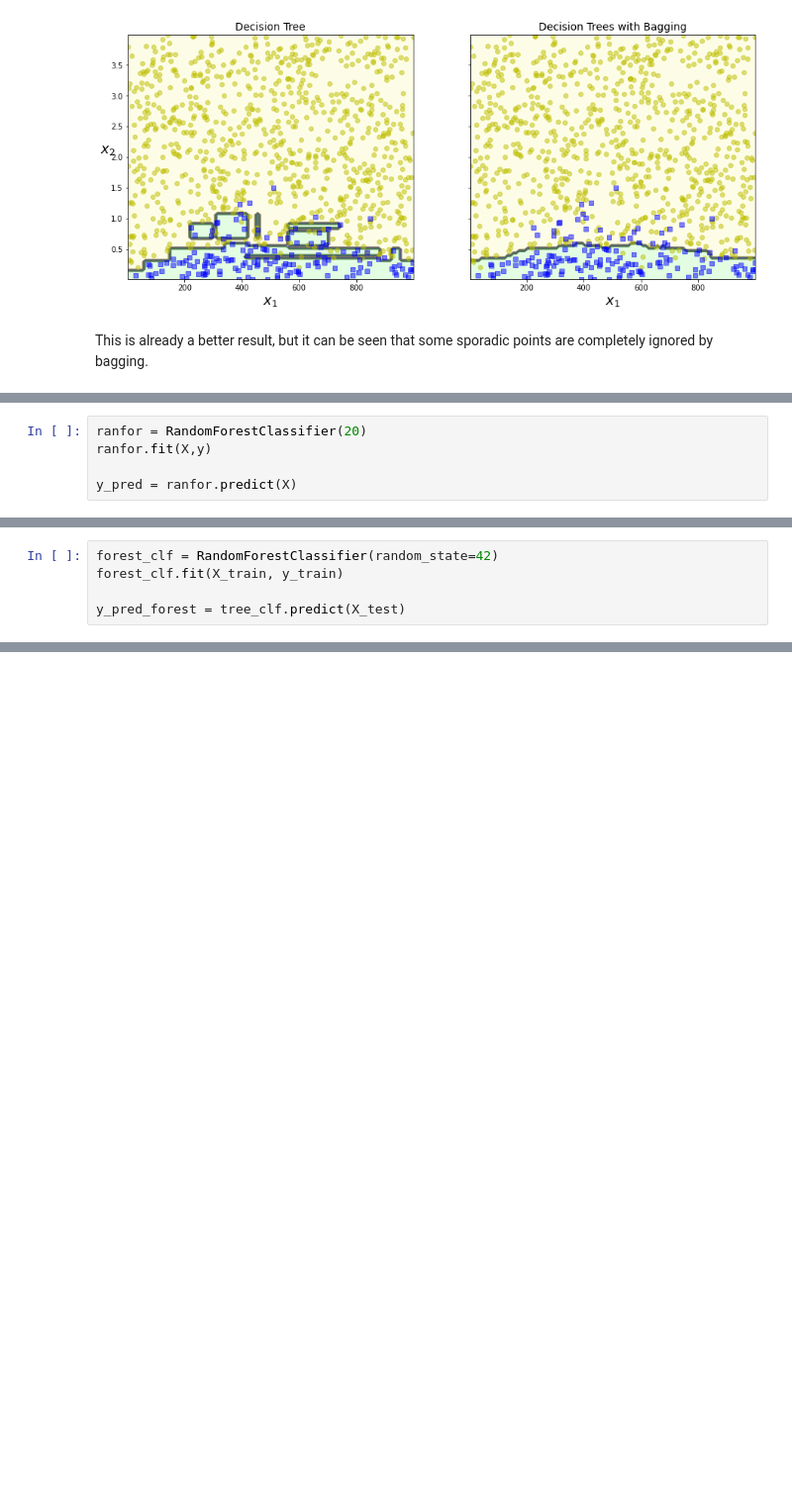
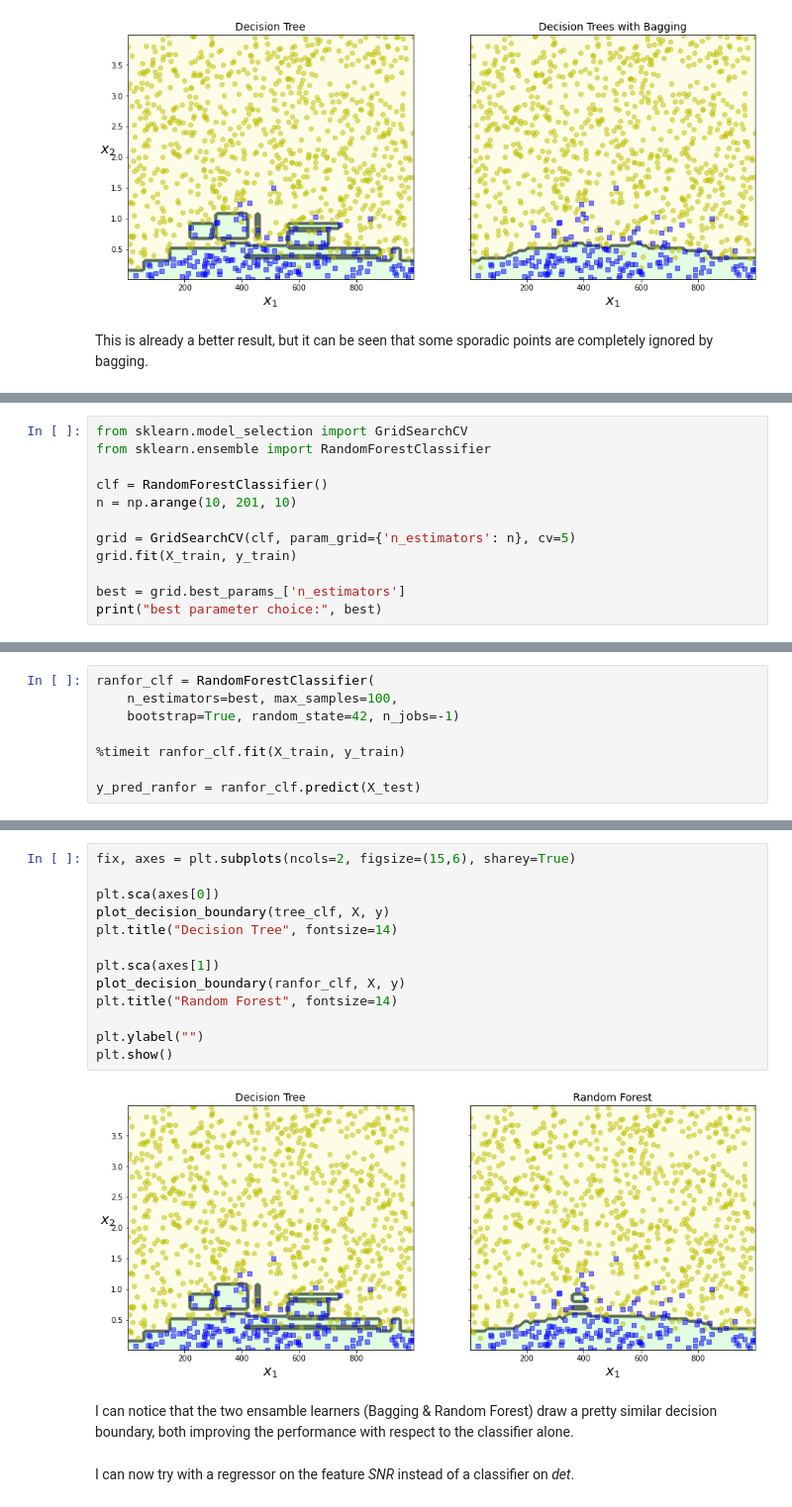
Before and after one commit to LorenzoVigan56/astrostatistics_bicocca_2024, a Jupyter notebook: working/L20_GravitationalWaves.ipynb, the cells around one changed output, grey strips where cells are left out. Shown: that part at 99% size. Saved outputs shown, nothing was run; the diff lists cells and outputs as text; blank space fills up the shorter version.

```diff
--- a/working/L20_GravitationalWaves.ipynb
+++ b/working/L20_GravitationalWaves.ipynb
@@ -212,5 +195,0 @@ best parameter choice: 60
-# %%
-ranfor = RandomForestClassifier(20)
-ranfor.fit(X,y)
-
-y_pred = ranfor.predict(X)
@@ -256,5 +195,0 @@ Here i already notice that, in respect to the Decision Tree Classifier, the Rand
-# %%
-forest_clf = RandomForestClassifier(random_state=42)
-forest_clf.fit(X_train, y_train)
-
-y_pred_forest = tree_clf.predict(X_test)
@@ -296,0 +198,12 @@ Also here the upper points seem to be completely ignored by bagging.
+# %%
+from sklearn.model_selection import GridSearchCV
+from sklearn.ensemble import RandomForestClassifier
+
+clf = RandomForestClassifier()
+n = np.arange(10, 201, 10)
+
+grid = GridSearchCV(clf, param_grid={'n_estimators': n}, cv=5)
+grid.fit(X_train, y_train)
+
+best = grid.best_params_['n_estimators']
+print("best parameter choice:", best)
@@ -296,0 +212,8 @@ Also here the upper points seem to be completely ignored by bagging.
+# %%
+ranfor_clf = RandomForestClassifier(
+    n_estimators=best, max_samples=100,
+    bootstrap=True, random_state=42, n_jobs=-1)
+
+%timeit ranfor_clf.fit(X_train, y_train)
+
+y_pred_ranfor = ranfor_clf.predict(X_test)
@@ -296,0 +222,19 @@ Also here the upper points seem to be completely ignored by bagging.
+# %%
+fix, axes = plt.subplots(ncols=2, figsize=(15,6), sharey=True)
+
+plt.sca(axes[0])
+plot_decision_boundary(tree_clf, X, y)
+plt.title("Decision Tree", fontsize=14)
+
+plt.sca(axes[1])
+plot_decision_boundary(ranfor_clf, X, y)
+plt.title("Random Forest", fontsize=14)
+
+plt.ylabel("")
+plt.show()
+# %% [output]
+[figure, added]
+# %% [markdown]
+I can notice that the two ensamble learners (Bagging & Random Forest) draw a pretty similar decision boundary, both improving the performance with respect to the classifier alone.
+# %% [markdown]
+I can now try with a regressor on the feature *SNR* instead of a classifier on *det*.
```
Also changed, not shown: parts of 21 cells of this notebook, 16 other files.
